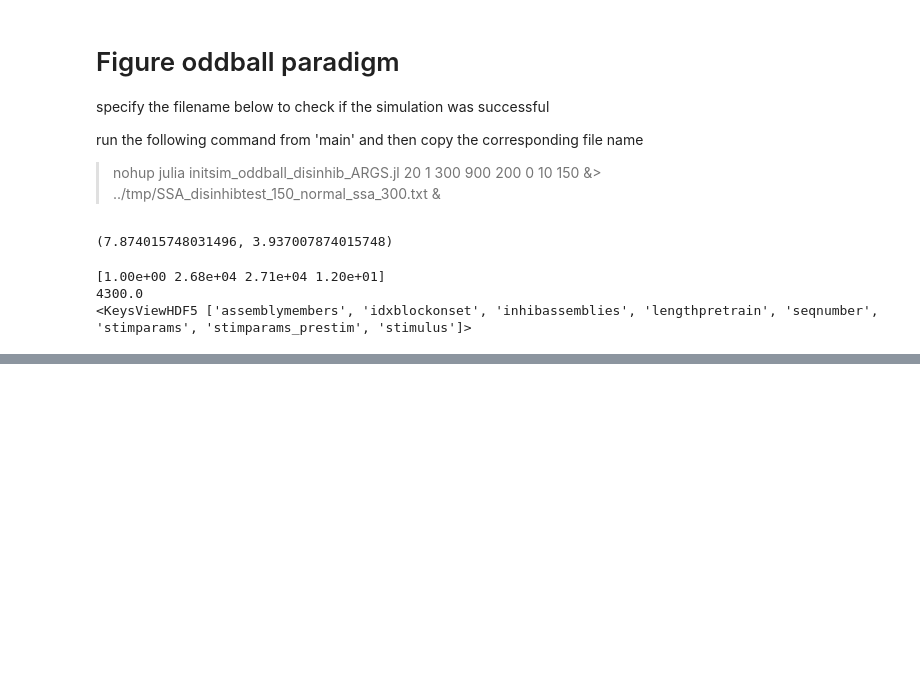
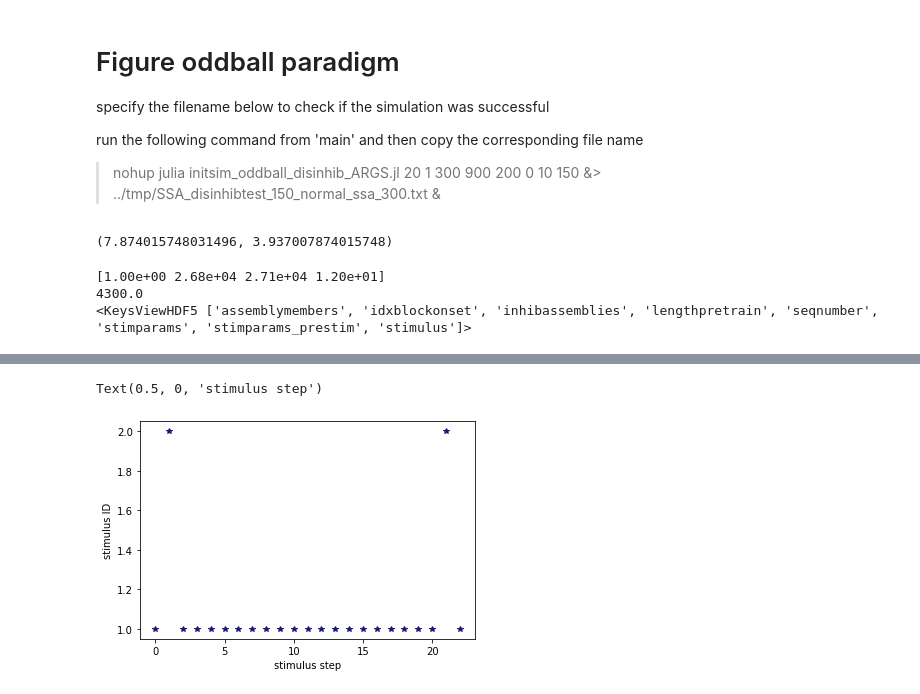
Before and after one commit to comp-neural-circuits/novelty-via-inhibitory-plasticity, a Jupyter notebook: postprocessing/Figure_oddball_paradigm.ipynb, the cells around one changed output, grey strips where cells are left out. Saved outputs shown, nothing was run; the diff lists cells and outputs as text; code cells hidden in the pictures; blank space fills up the shorter version.

```diff
--- a/postprocessing/Figure_oddball_paradigm.ipynb
+++ b/postprocessing/Figure_oddball_paradigm.ipynb
@@ -158,0 +159,8 @@ Text(0.5, 0, 'time locked to onset [s]')
+# %%
+# oddball paradigm
+plt.plot(stimulus[0], "*", color="midnightblue")
+plt.ylabel("stimulus ID") # 1:A 2:B
+plt.xlabel("stimulus step")
+# %% [output]
+Text(0.5, 0, 'stimulus step')
+[figure, added]
```
Also changed, not shown: parts of 7 cells of this notebook, 3 other files.
